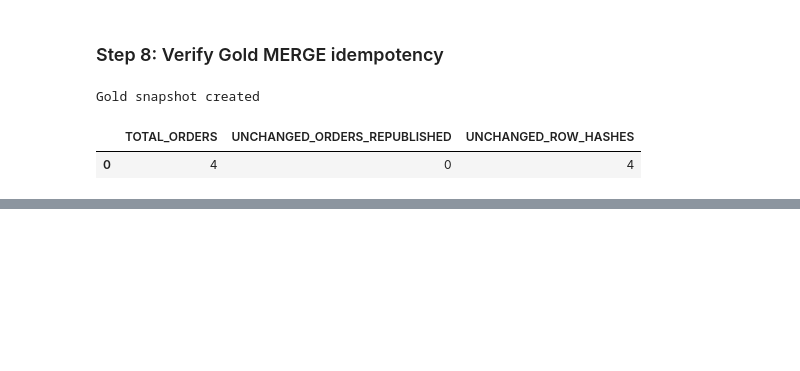
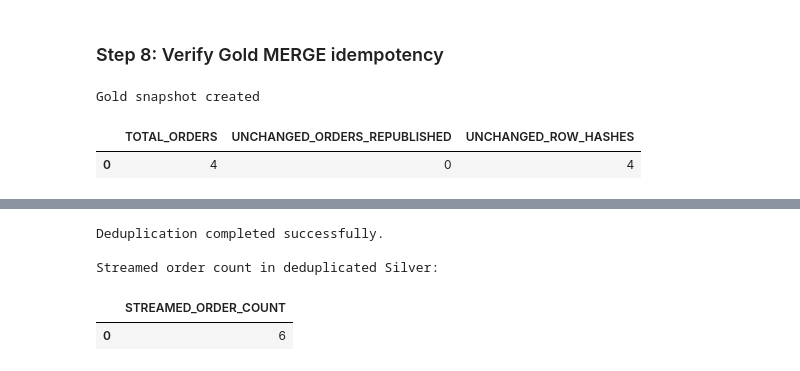
Before and after one commit to maddulahemanthkumarreddy-afk/freshcart-pipelines, a Jupyter notebook: elt/freshcart_elt.ipynb, the cells around one changed output, grey strips where cells are left out. Cells and saved outputs as stored; diff of their text form; code cells hidden in the pictures; blank space fills up the shorter version.

```diff
--- a/elt/freshcart_elt.ipynb
+++ b/elt/freshcart_elt.ipynb
@@ -1711,0 +2309,34 @@ JOIN b4_gold_snapshot s
+# %%
+# BONUS +10 — STEP 7: DEDUPLICATE ORDERS
+
+run_sql(SQL_20_ORDERS_DEDUP)
+
+print("Deduplication completed successfully.")
+
+show("""
+SELECT
+    ORDER_ID,
+    EMAIL,
+    NAME,
+    ORDER_DATE,
+    AMOUNT,
+    CURRENCY,
+    PINCODE
+FROM silver.orders_dedup
+WHERE ORDER_ID LIKE 'ORD-STREAM-%'
+ORDER BY ORDER_ID
+""")
+
+print("\nStreamed order count in deduplicated Silver:")
+
+show("""
+SELECT COUNT(*) AS STREAMED_ORDER_COUNT
+FROM silver.orders_dedup
+WHERE ORDER_ID LIKE 'ORD-STREAM-%'
+""")
+# %% [output]
+Deduplication completed successfully.
+
+Streamed order count in deduplicated Silver:
+|  | STREAMED_ORDER_COUNT |
+| 0 | 6 |
```
Also changed, not shown: parts of 39 cells of this notebook, 3 other files.
